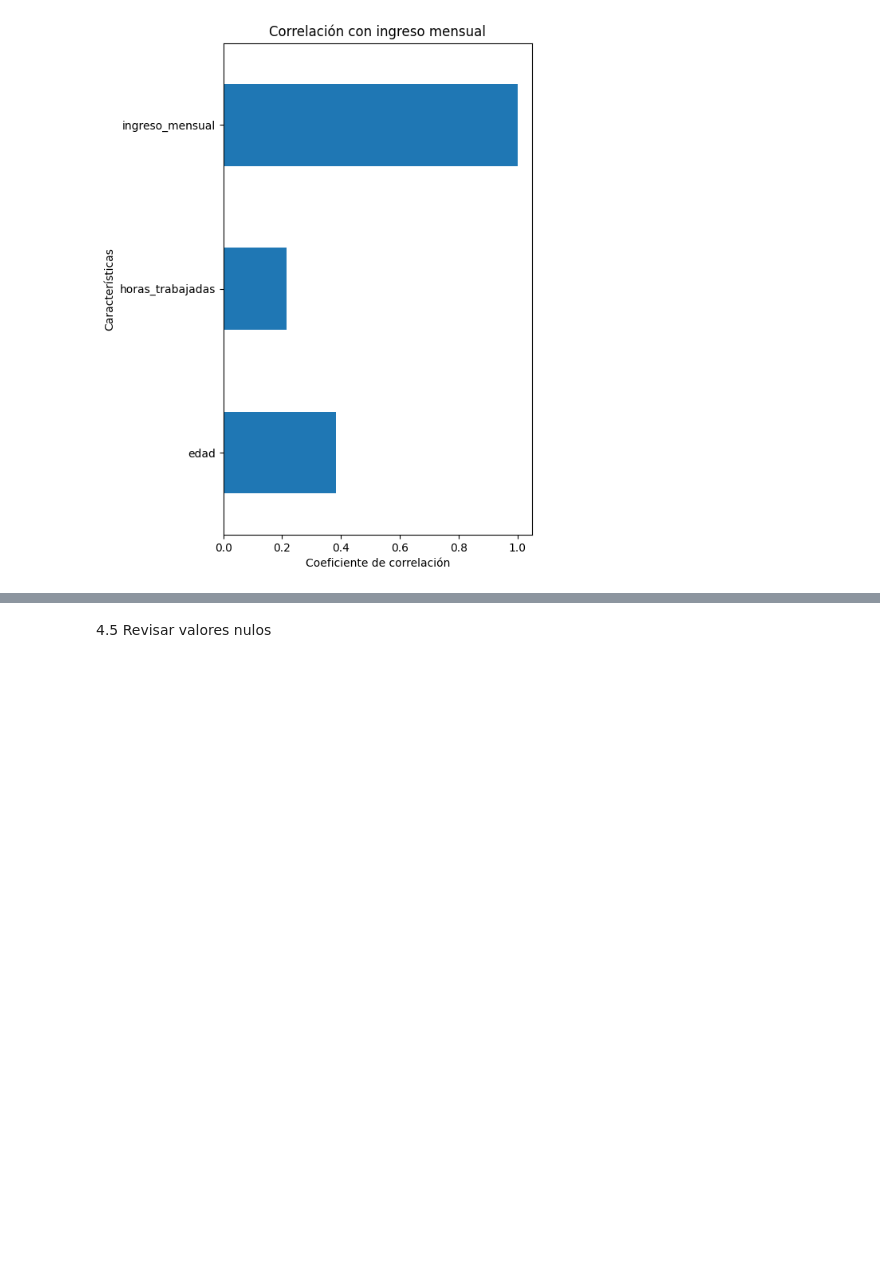
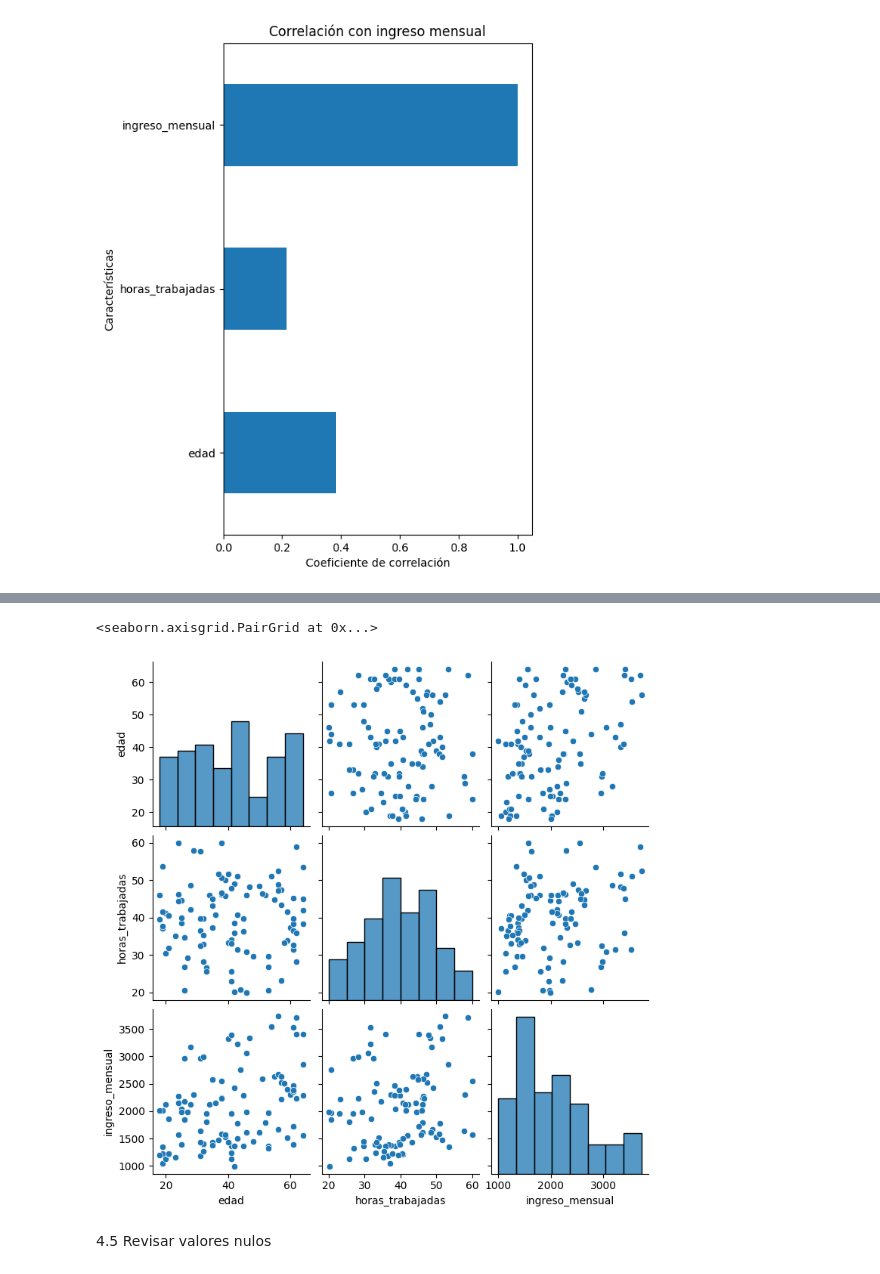
Before and after one commit to dianapduran/modelo-regresion, a Jupyter notebook: notebooks/EDA.ipynb, the cells around one changed output, grey strips where cells are left out. Cells and saved outputs as stored; diff of their text form; code cells hidden in the pictures; blank space fills up the shorter version.

```diff
--- a/notebooks/EDA.ipynb
+++ b/notebooks/EDA.ipynb
@@ -182,3 +196,9 @@ plt.show()
+# %%
+# Graficar para ver curvatura o combinación
+sns.pairplot(data, vars=['edad', 'horas_trabajadas', 'ingreso_mensual'])
+# %% [output]
+<seaborn.axisgrid.PairGrid at 0x...>
+[figure, added]
 # %% [markdown]
 4.5 Revisar valores nulos
 # %%
```
Also changed, not shown: parts of 5 cells of this notebook.
